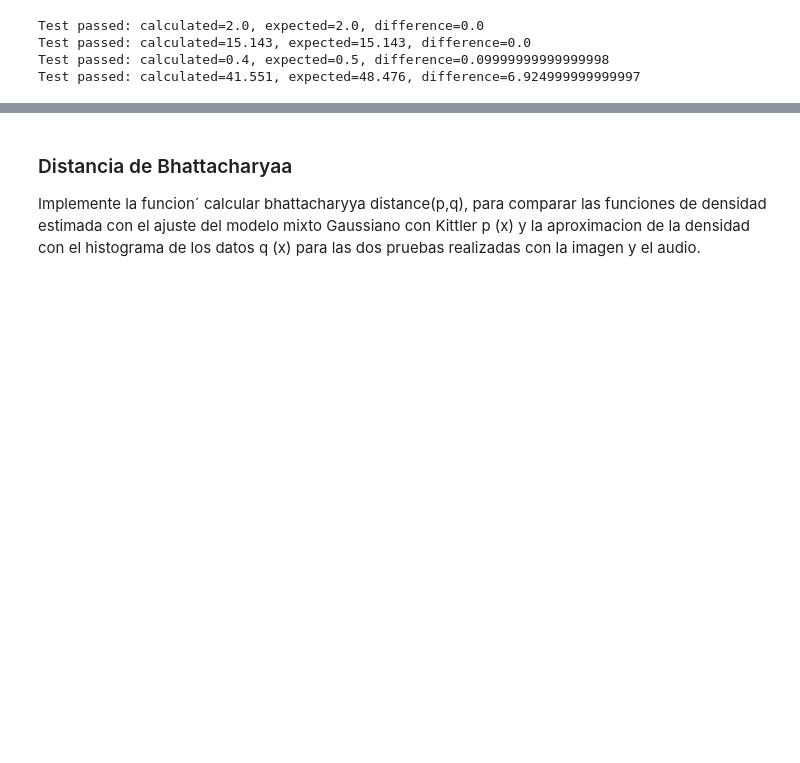
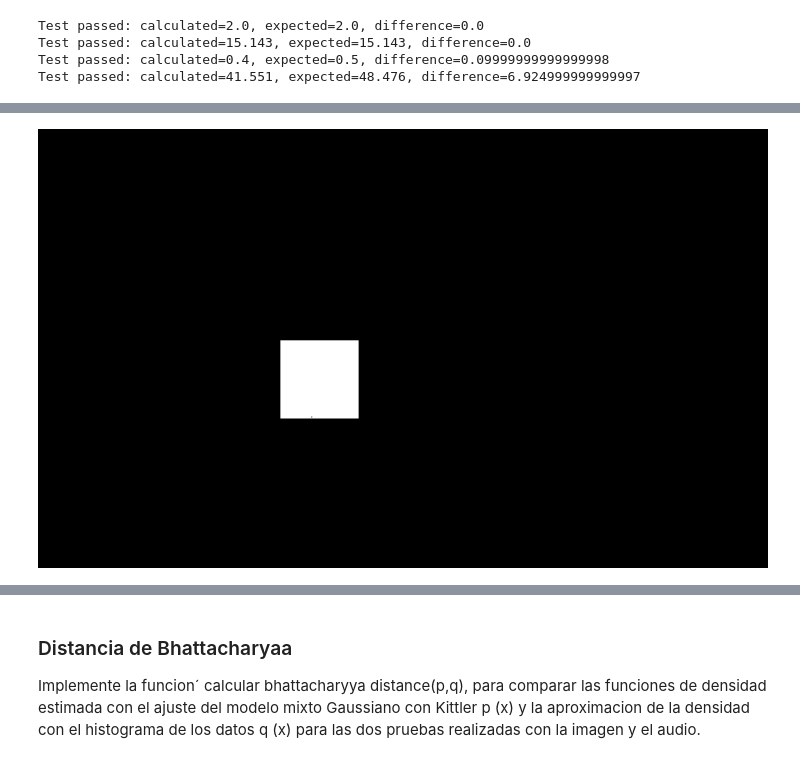
Before and after one commit to mantofer02/DataScienceBootcamp, a Jupyter notebook: FUNDATEC/Estadistica/New/Tareas/TP0.ipynb, the cells around one changed output, grey strips where cells are left out. Saved outputs shown, nothing was run; the diff lists cells and outputs as text; code cells hidden in the pictures; blank space fills up the shorter version.

```diff
--- a/FUNDATEC/Estadistica/New/Tareas/TP0.ipynb
+++ b/FUNDATEC/Estadistica/New/Tareas/TP0.ipynb
@@ -280,0 +487,22 @@ plot_kde(data)
+# %%
+IMG = get_image_tensor()
+
+background_pixel = 0
+foreground_pixel = 255
+
+T = best_t
+
+# Iterar sobre todos los píxeles de la imagen
+for i in range(IMG.shape[0]):
+    for j in range(IMG.shape[1]):
+        if IMG[i, j] >= T:
+            IMG[i, j] = background_pixel
+        else:
+            IMG[i, j] = foreground_pixel
+
+Y_pil = Image.fromarray(IMG.numpy().astype(np.uint8))
+Y_pil.save(output_path)
+
+Y_pil
+# %% [output]
+[figure, added]
```
Also changed, not shown: parts of 71 cells of this notebook, 2 other files.
